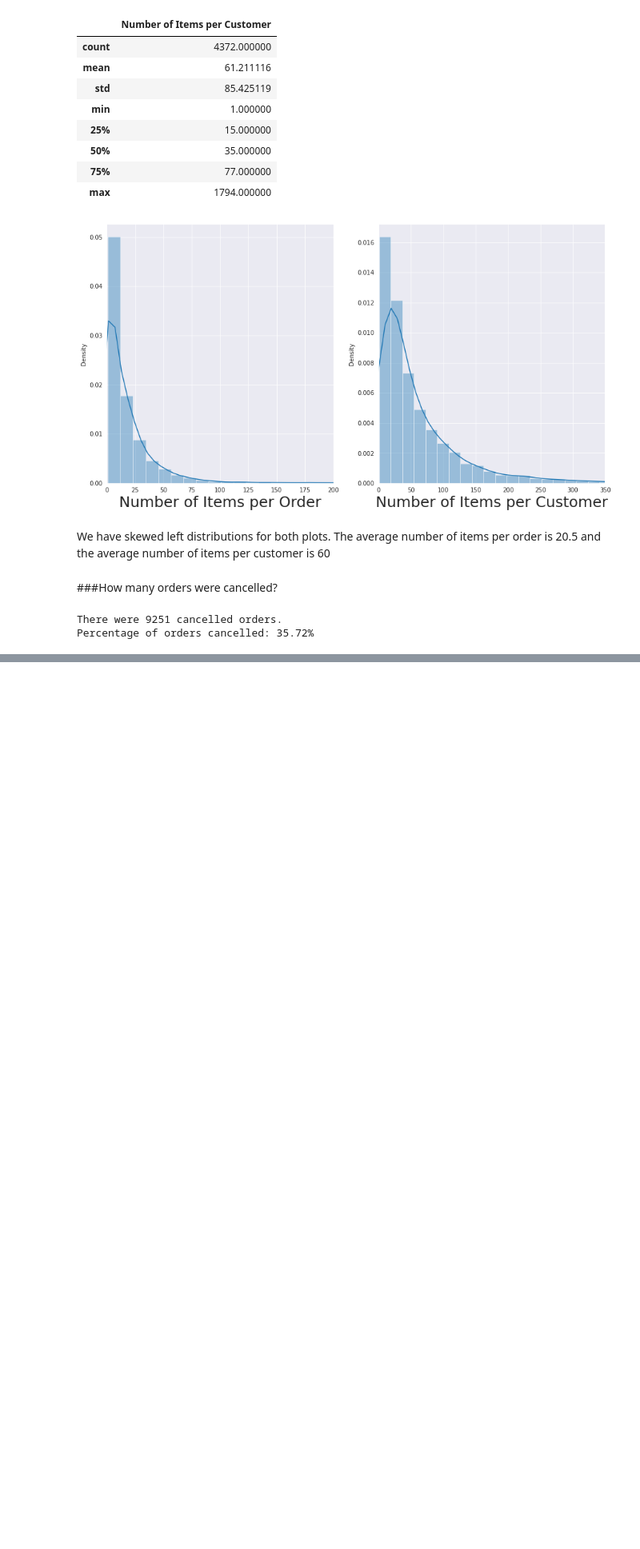
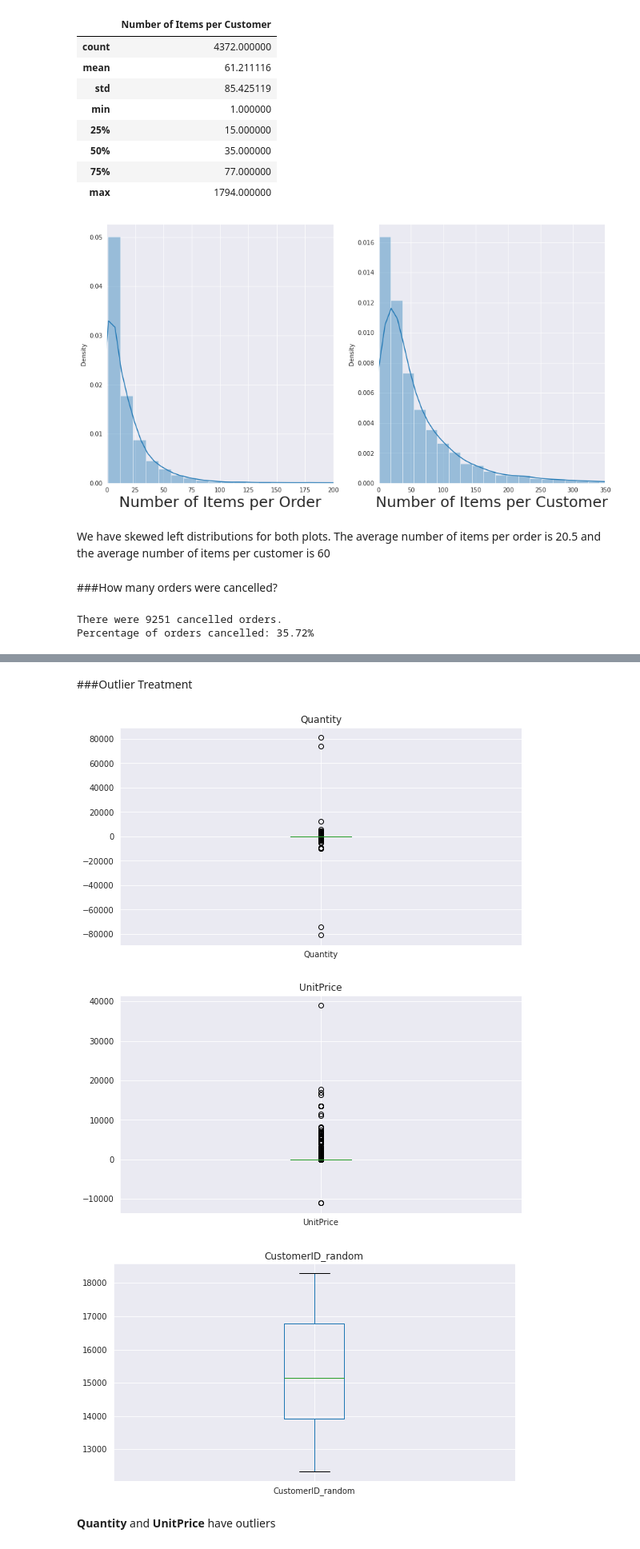
Before and after one commit to Aayushi-Sharma24/Online_Retail_Customer_Segmentation_Unsupervised, a Jupyter notebook: Online_Retail_Customer_Segmentation_Capstone_Project.ipynb, the cells around one changed output, grey strips where cells are left out. Shown: that part at 80% size. Cells and saved outputs as stored; diff of their text form; code cells hidden in the pictures; blank space fills up the shorter version.

```diff
--- a/Online_Retail_Customer_Segmentation_Capstone_Project.ipynb
+++ b/Online_Retail_Customer_Segmentation_Capstone_Project.ipynb
@@ -348,0 +369,3 @@ Percentage of orders cancelled: 35.72%
+# %%
+impute_nan_numeric(df,'CustomerID')
+df.drop(['CustomerID'],axis=1,inplace=True)
@@ -348,0 +384,19 @@ Percentage of orders cancelled: 35.72%
+# %% [markdown]
+###Outlier Treatment
+# %%
+#Plotting boxplot for all numeric columns to check outliers
+
+numerical_columns=list(df.select_dtypes(['int64','float64']).columns)
+numerical_features=pd.Index(numerical_columns)
+for col in numerical_features[:]:
+    fig = plt.figure(figsize=(9, 5))
+    ax = fig.gca()
+    df.boxplot(column=col)
+    ax.set_title(col)
+plt.show()
+# %% [output]
+[figure, added]
+[figure, added]
+[figure, added]
+# %% [markdown]
+**Quantity** and **UnitPrice** have outliers
```
Also changed, not shown: parts of 31 cells of this notebook.
